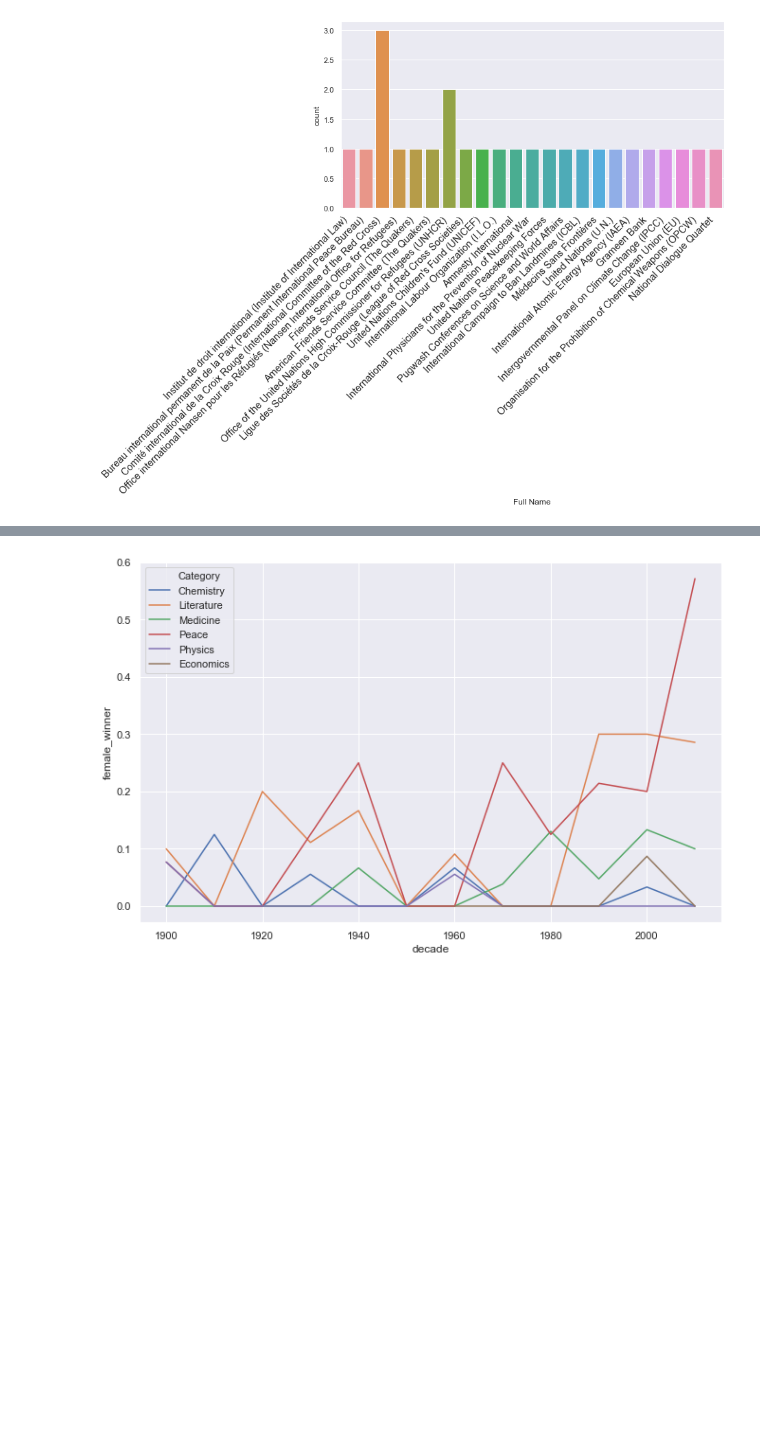
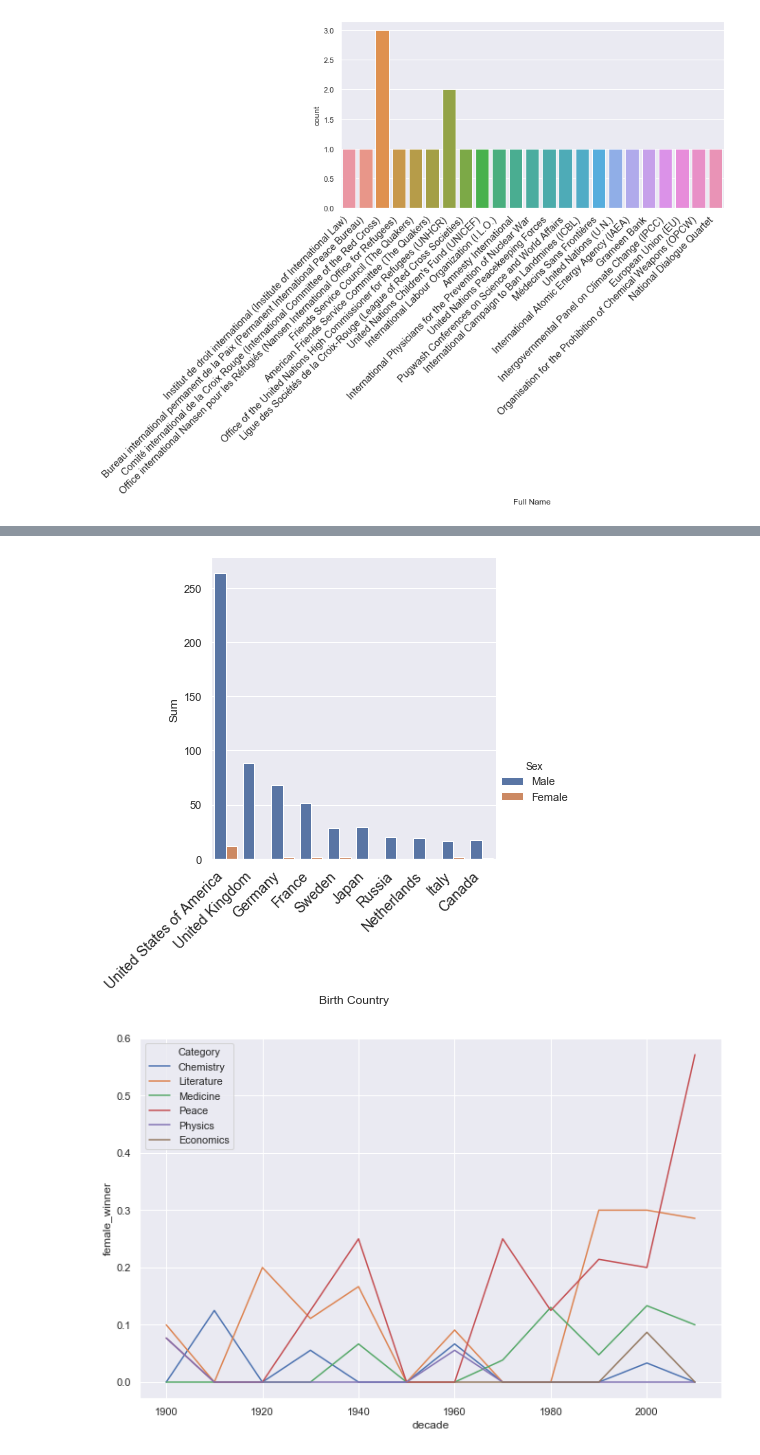
Before and after one commit to RamyR/DE-Project, a Jupyter notebook: noble_prize.ipynb, the cells around one changed output, grey strips where cells are left out. Saved outputs shown, nothing was run; the diff lists cells and outputs as text; code cells hidden in the pictures; blank space fills up the shorter version.

```diff
--- a/noble_prize.ipynb
+++ b/noble_prize.ipynb
@@ -252,3 +249,23 @@ plt.xticks(
 plt.show()
 # %% [output]
 [figure]
+# %%
+# Determining which gender won the prize  from each country
+df = pd.DataFrame(new_indu.groupby(['Birth Country', 'Sex']).size())
+df = df.sort_values(['Sex'], ascending=False).reset_index()
+
+
+df.columns = [*df.columns[:-1], 'Count']
+df_cross = pd.crosstab(new_indu['Birth Country'], new_indu['Sex'])
+res = df.merge(df_cross, left_on='Birth Country', right_index=True)
+
+# res
+#-------------------------------------------------------------------
+
+kk = res
+
+kk['Total']= kk['Female']+kk['Male']
+kk = kk.drop(columns=['Sex', 'Count'])
+kk = kk.drop_duplicates(subset='Birth Country', keep="first")
+kk = kk.sort_values(by='Total', ascending=False)
+kk.head(20)
@@ -255,3 +290,20 @@ plt.show()
+# %%
+#Visualizing the data
+jj = kk[0:10]
+jj = jj[['Birth Country','Male','Female']]
+
+data_view = pd.melt(jj,id_vars="Birth Country",var_name="Sex", value_name="Sum")
+
+sns.catplot(x='Birth Country', y='Sum', hue='Sex', data=data_view, kind='bar')
+plt.xticks(
+    rotation=45,
+    horizontalalignment='right',
+    fontweight='light',
+    fontsize='large'
+)
+plt.show()
+# %% [output]
+[figure, added]
 # %%
 # Calculating the proportion of female laureates per decade
 new_indu['female_winner'] = new_indu["Sex"] == "Female"
```
Also changed, not shown: parts of 10 cells of this notebook.
